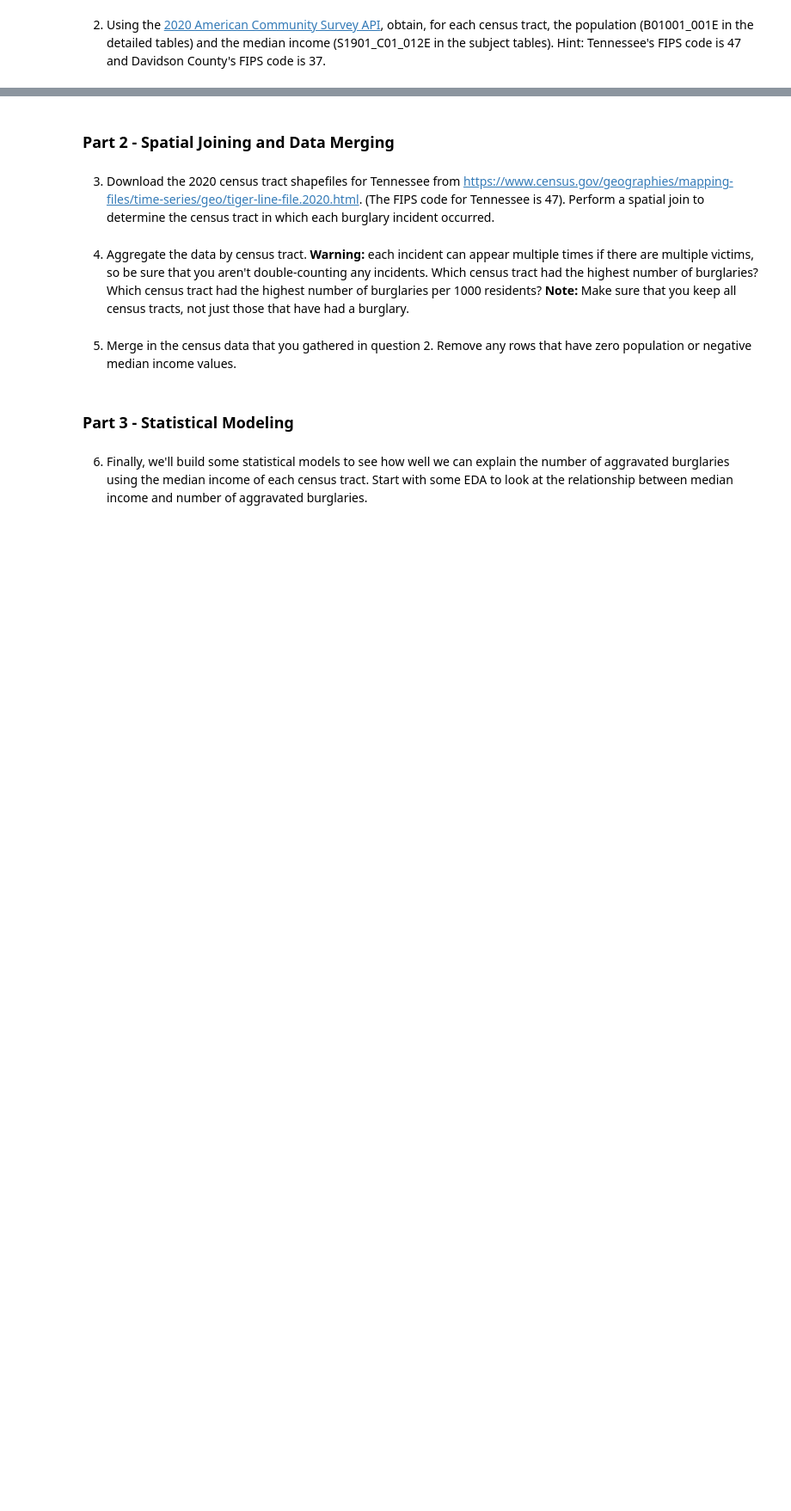
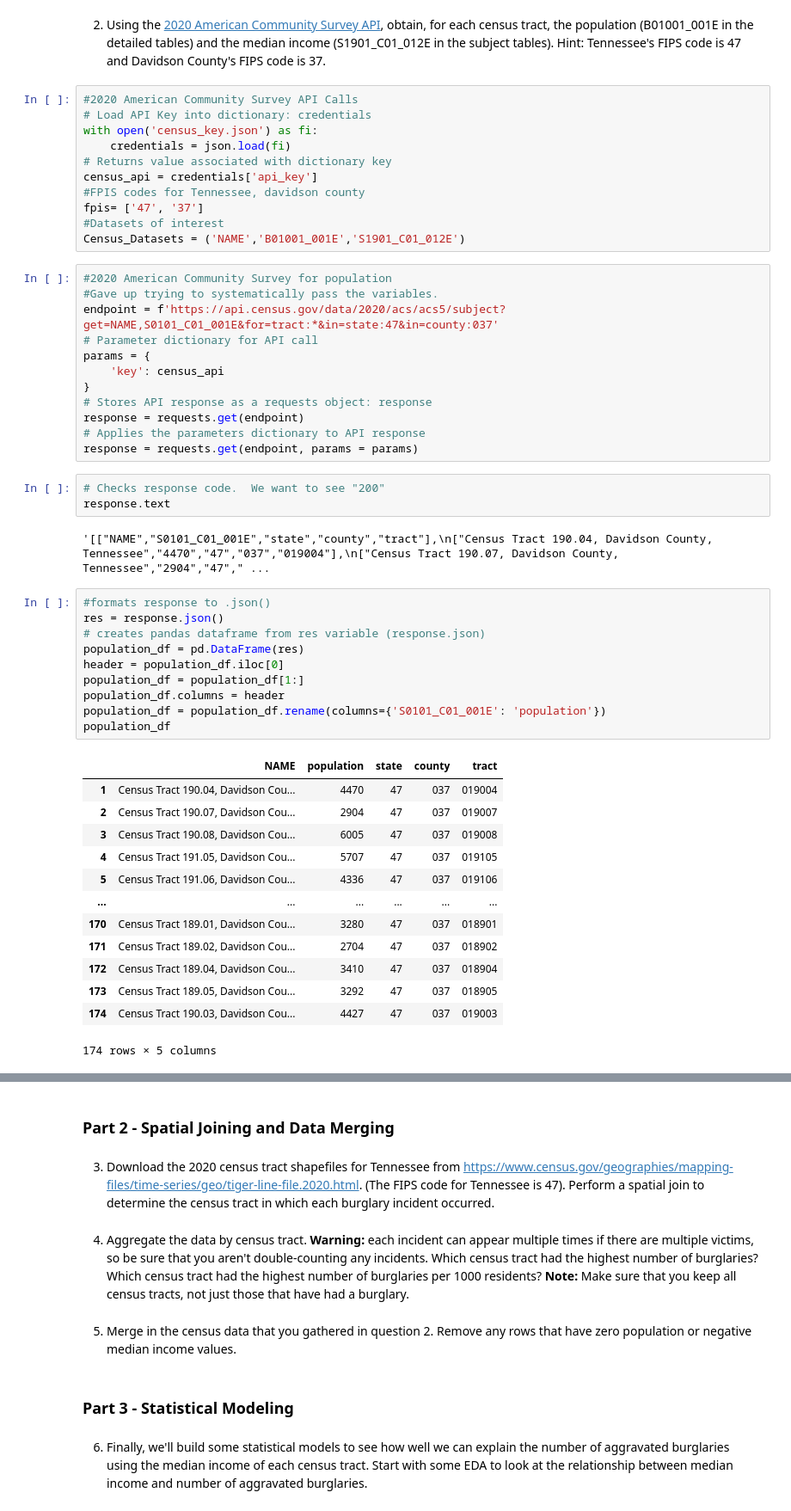
Before and after one commit to nss-data-science-cohort-6/api_project-goobers, a Jupyter notebook: Notebooks/Tim.ipynb, the cells around one changed output, grey strips where cells are left out. Shown: that part at 86% size. Cells and saved outputs as stored; diff of their text form; blank space fills up the shorter version.

Commit message:
Finally pulled census data to two separate dataframes. Need to merge and clean

```diff
--- a/Notebooks/Tim.ipynb
+++ b/Notebooks/Tim.ipynb
@@ -73,2 +73,54 @@ mpd_df
 # %% [markdown]
 2. Using the [2020 American Community Survey API](https://www.census.gov/data/developers/data-sets/acs-5year.html), obtain, for each census tract, the population (B01001_001E in the detailed tables) and the median income (S1901_C01_012E in the subject tables). Hint: Tennessee's FIPS code is 47 and Davidson County's FIPS code is 37.
+# %%
+#2020 American Community Survey API Calls
+# Load API Key into dictionary: credentials
+with open('census_key.json') as fi:
+    credentials = json.load(fi)
+# Returns value associated with dictionary key
+census_api = credentials['api_key']
+#FPIS codes for Tennessee, davidson county
+fpis= ['47', '37']
+#Datasets of interest
+Census_Datasets = ('NAME','B01001_001E','S1901_C01_012E')
+# %%
+#2020 American Community Survey for population
+#Gave up trying to systematically pass the variables.
+endpoint = f'https://api.census.gov/data/2020/acs/acs5/subject?get=NAME,S0101_C01_001E&for=tract:*&in=state:47&in=county:037'
+# Parameter dictionary for API call
+params = {
+    'key': census_api
+}
+# Stores API response as a requests object: response
+response = requests.get(endpoint)
+# Applies the parameters dictionary to API response
+response = requests.get(endpoint, params = params)
+# %%
+# Checks response code.  We want to see "200"
+response.text
+# %% [output]
+'[["NAME","S0101_C01_001E","state","county","tract"],\n["Census Tract 190.04, Davidson County, Tennessee","4470","47","037","019004"],\n["Census Tract 190.07, Davidson County, Tennessee","2904","47"," ...
+# %%
+#formats response to .json()
+res = response.json()
+# creates pandas dataframe from res variable (response.json)
+population_df = pd.DataFrame(res)
+header = population_df.iloc[0]
+population_df = population_df[1:]
+population_df.columns = header
+population_df = population_df.rename(columns={'S0101_C01_001E': 'population'})
+population_df
+# %% [output]
+|  | NAME | population | state | county | tract |
+| 1 | Census Tract 190.04, Davidson Cou... | 4470 | 47 | 037 | 019004 |
+| 2 | Census Tract 190.07, Davidson Cou... | 2904 | 47 | 037 | 019007 |
+| 3 | Census Tract 190.08, Davidson Cou... | 6005 | 47 | 037 | 019008 |
+| 4 | Census Tract 191.05, Davidson Cou... | 5707 | 47 | 037 | 019105 |
+| 5 | Census Tract 191.06, Davidson Cou... | 4336 | 47 | 037 | 019106 |
+| ... | ... | ... | ... | ... | ... |
+| 170 | Census Tract 189.01, Davidson Cou... | 3280 | 47 | 037 | 018901 |
+| 171 | Census Tract 189.02, Davidson Cou... | 2704 | 47 | 037 | 018902 |
+| 172 | Census Tract 189.04, Davidson Cou... | 3410 | 47 | 037 | 018904 |
+| 173 | Census Tract 189.05, Davidson Cou... | 3292 | 47 | 037 | 018905 |
+| 174 | Census Tract 190.03, Davidson Cou... | 4427 | 47 | 037 | 019003 |
+174 rows × 5 columns
```
Also changed, not shown: parts of 4 cells of this notebook.
